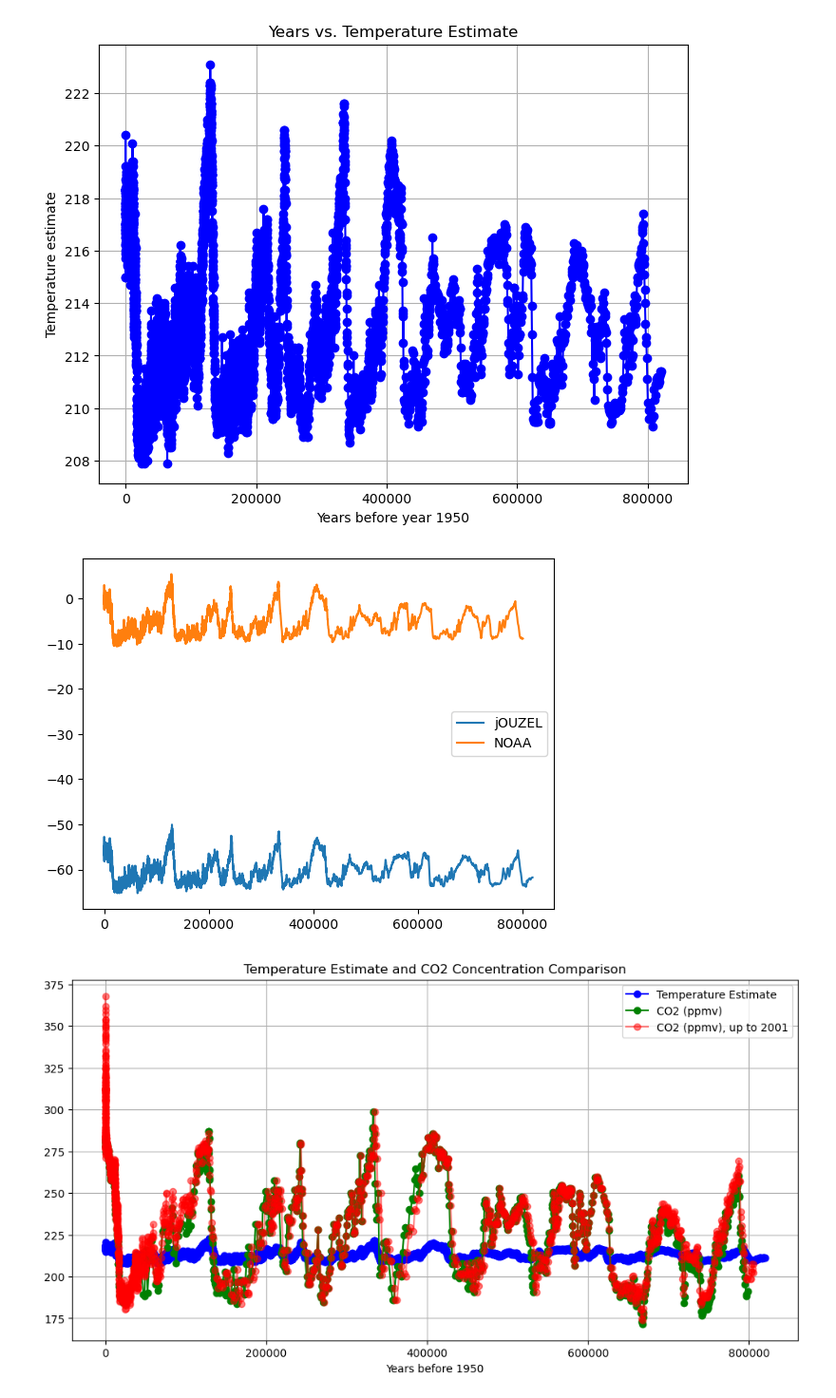
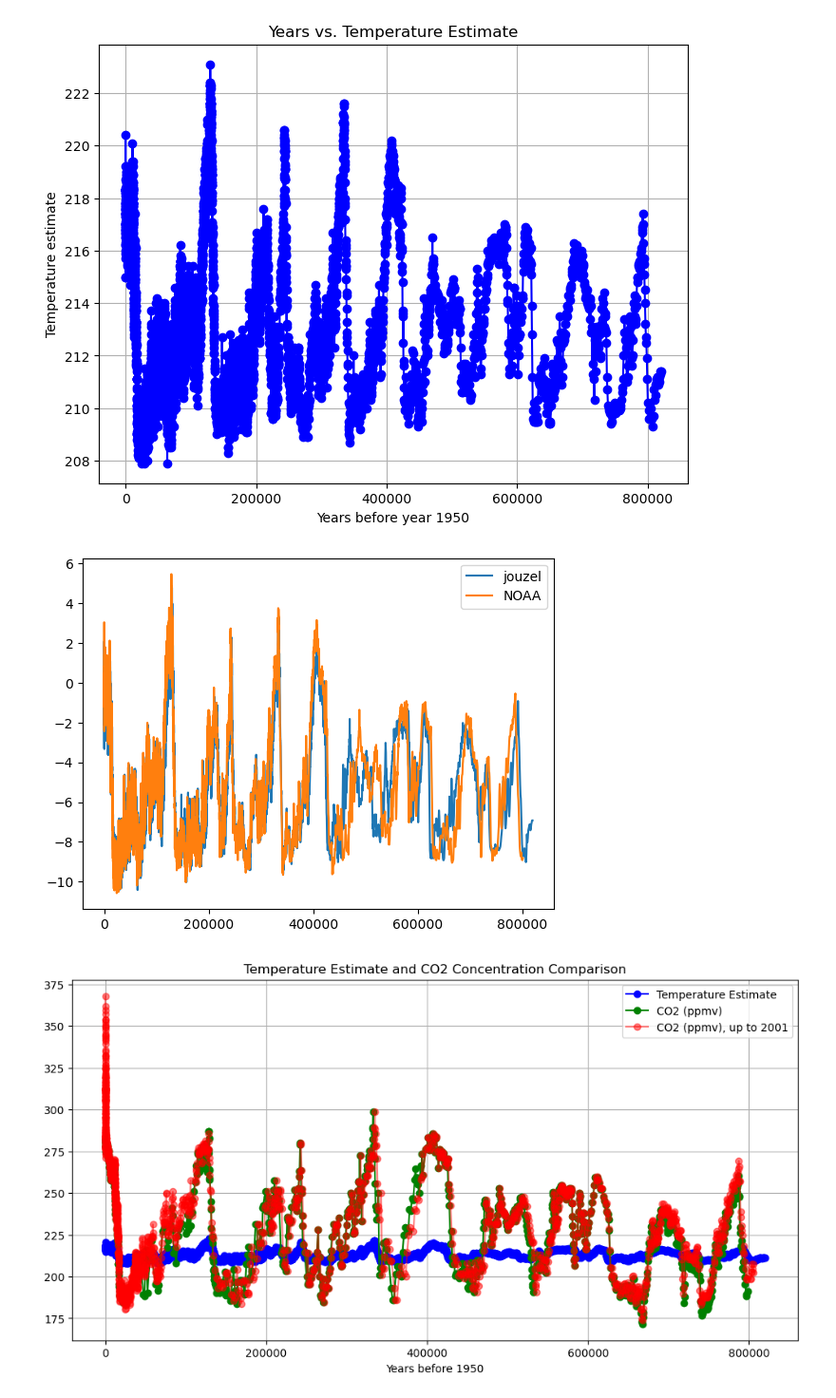
Before and after one commit to keithmmc/pda2, a Jupyter notebook: project2.ipynb, the cells around one changed output. Shown at 95% size. Saved outputs shown, nothing was run; the diff lists cells and outputs as text; code cells hidden in the pictures.

```diff
--- a/project2.ipynb
+++ b/project2.ipynb
@@ -178,6 +178,5 @@ plt.show()
 # %%
 jouzel =pd.read_csv('data/jouzel.csv',encoding='Latin')
 
-def kelvin_to_celsius(temp):
-    return temp - 273.15
-jouzel['celsius'] = jouzel['temp'].apply(kelvin_to_celsius)
+jouzel['difference'] = jouzel['temp'] - 218.32
+jouzel
@@ -184,3 +197,5 @@ jouzel['celsius'] = jouzel['temp'].apply(kelvin_to_celsius)
+# %%
+jouzel['celsius'] = jouzel['temp'] - 273.15
 # %%
 edc3_age = jouzel['EDC3béta']
 temperature_estimate = jouzel['temp']
@@ -212,12 +228,12 @@ plt.show()
 # %% [output]
 [figure]
 # %%
-plt.plot(jouzel['EDC3béta'],jouzel['celsius'], label = 'jOUZEL')
+plt.plot(jouzel['EDC3béta'],jouzel['difference'], label = 'jouzel')
 plt.plot(noaa['Age'],noaa['Temperature'], label = 'NOAA')
 plt.legend()
 plt.show()
 # %% [output]
-[figure, old version]
+[figure, new version]
 # %%
 plt.figure(figsize=(12, 6))
 
```
Also changed, not shown: parts of 42 cells of this notebook.
